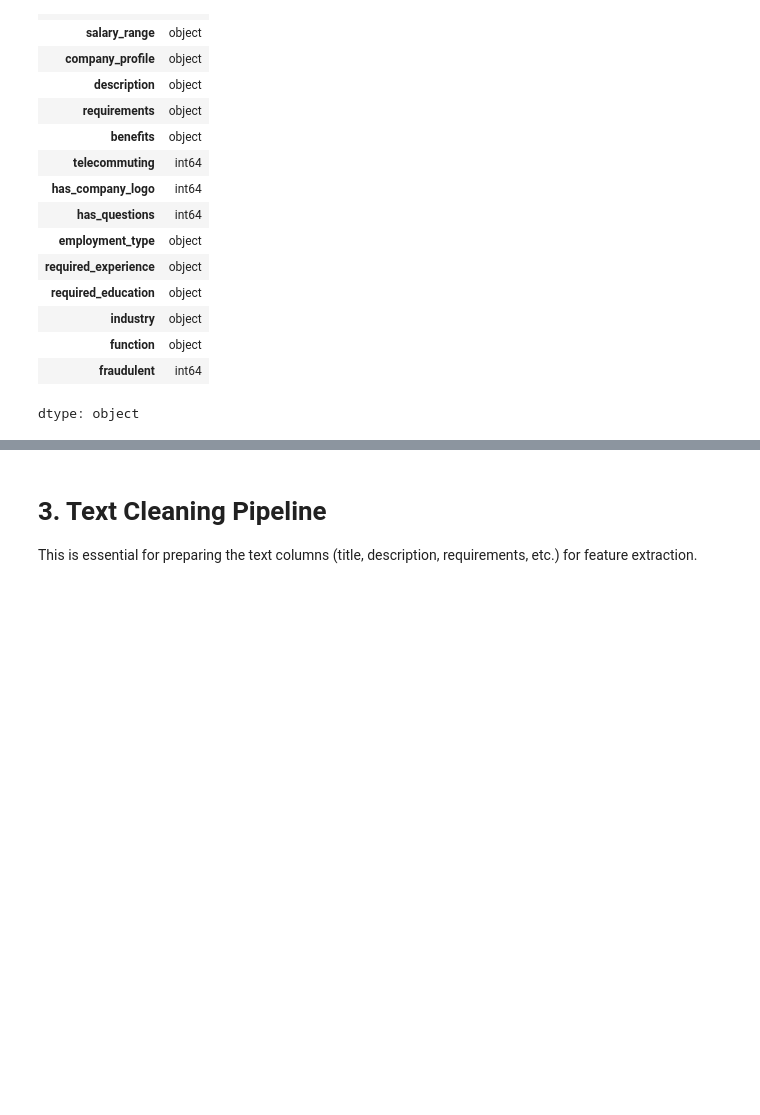
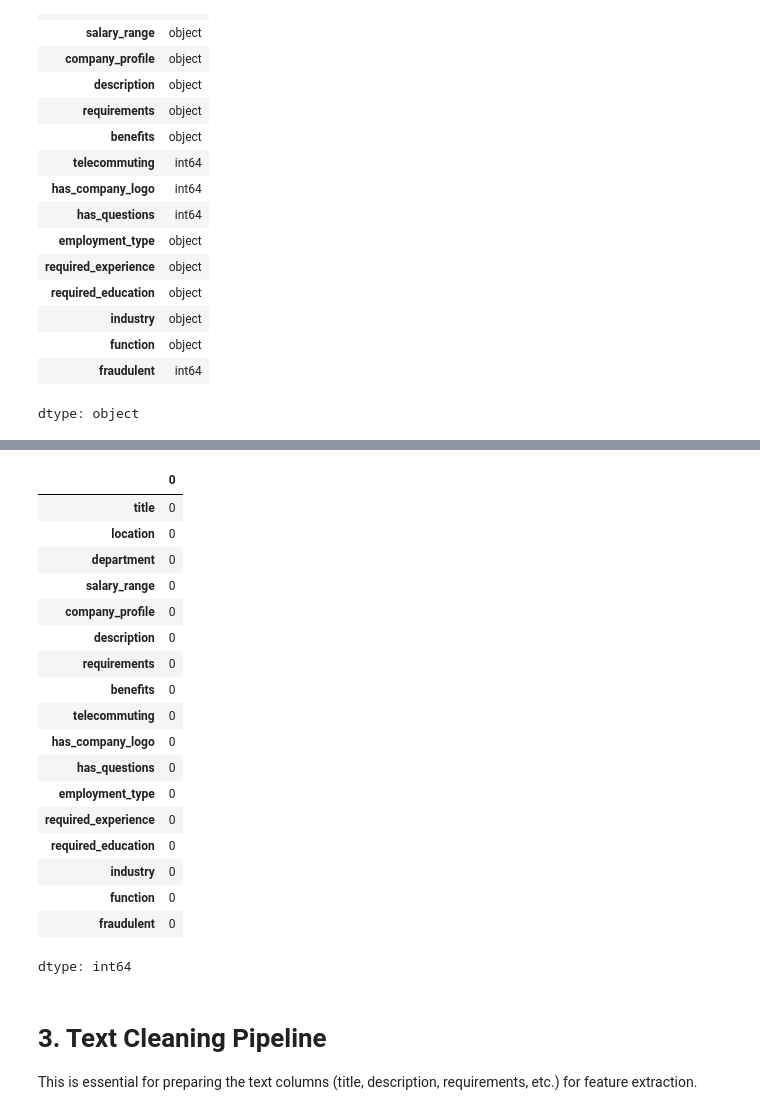
Before and after one commit to mriaz72/Fake_Job_Posting_Detection, a Jupyter notebook: notebooks/02_preprocessing.ipynb, the cells around one changed output, grey strips where cells are left out. Saved outputs shown, nothing was run; the diff lists cells and outputs as text; code cells hidden in the pictures; blank space fills up the shorter version.

```diff
--- a/notebooks/02_preprocessing.ipynb
+++ b/notebooks/02_preprocessing.ipynb
@@ -100,0 +95,10 @@ For example, when doing 'df[col].method(value, inplace=True)', try using 'df.met
+# %%
+def normalize_salary_range(col):
+    col = col.copy()
+
+    # Keep NaN as NaN
+    col = col.replace('0-0', np.nan)
+
+    return col
+# %%
+df['salary_range'] = normalize_salary_range(df['salary_range'])
@@ -100,0 +116,2 @@ For example, when doing 'df[col].method(value, inplace=True)', try using 'df.met
+# %%
+df['salary_range'] = df['salary_range'].fillna('unknown')
@@ -100,0 +122,11 @@ For example, when doing 'df[col].method(value, inplace=True)', try using 'df.met
+# %%
+# Categorical/text columns
+categorical_cols = df.select_dtypes(include='object').columns
+df[categorical_cols] = df[categorical_cols].fillna('MISSING')
+
+# Binary flags
+binary_cols = ['telecommuting', 'has_company_logo', 'has_questions']
+df[binary_cols] = df[binary_cols].fillna(0)
+
+# Salary handled separately
+df['salary_range'].replace('MISSING', np.nan, inplace=True)
@@ -101,3 +140,25 @@ For example, when doing 'df[col].method(value, inplace=True)', try using 'df.met
+# %%
+df.isnull().sum()
+# %% [output]
+|  | 0 |
+| title | 0 |
+| location | 0 |
+| department | 0 |
+| salary_range | 0 |
+| company_profile | 0 |
+| description | 0 |
+| requirements | 0 |
+| benefits | 0 |
+| telecommuting | 0 |
+| has_company_logo | 0 |
+| has_questions | 0 |
+| employment_type | 0 |
+| required_experience | 0 |
+| required_education | 0 |
+| industry | 0 |
+| function | 0 |
+| fraudulent | 0 |
+dtype: int64
 # %% [markdown]
 # 3. Text Cleaning Pipeline
 This is essential for preparing the text columns (title, description, requirements, etc.) for feature extraction.
```
Also changed, not shown: parts of 40 cells of this notebook.
